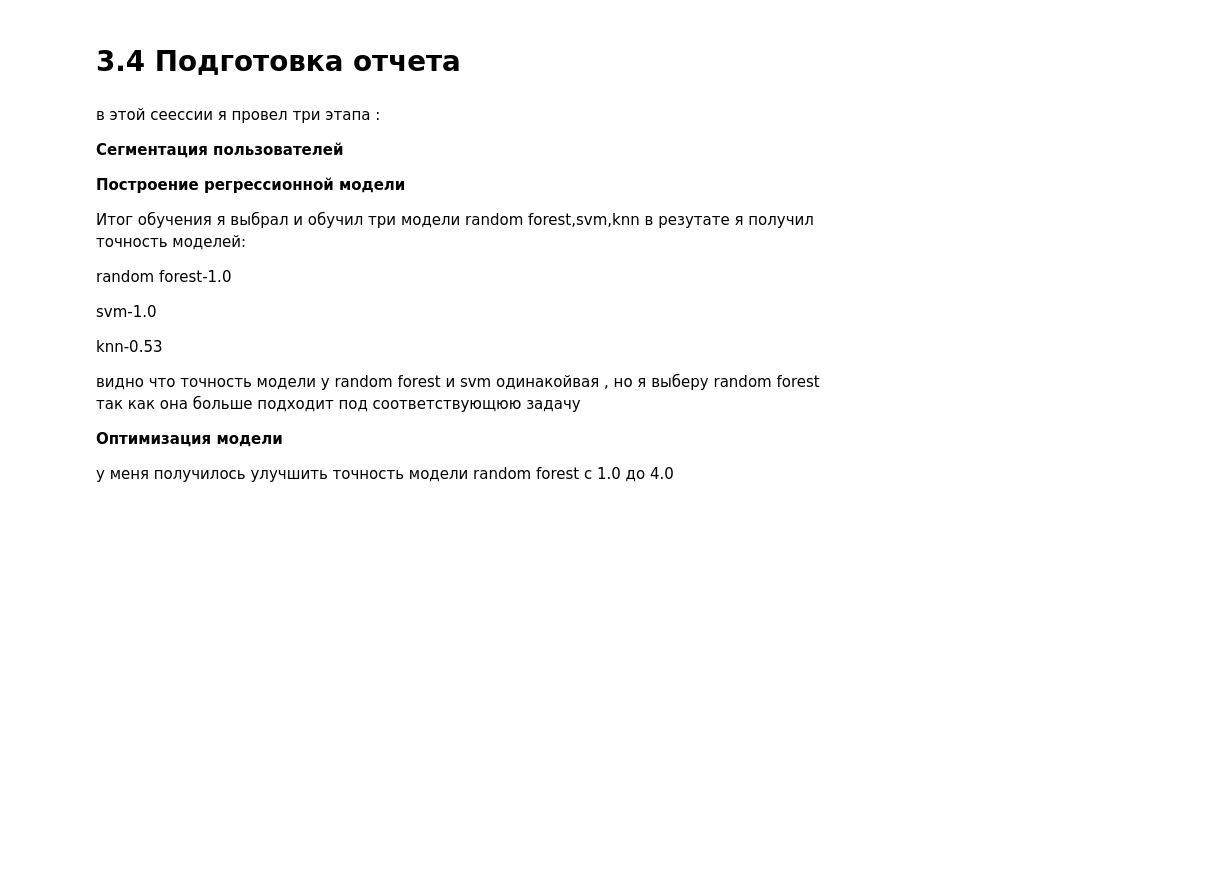
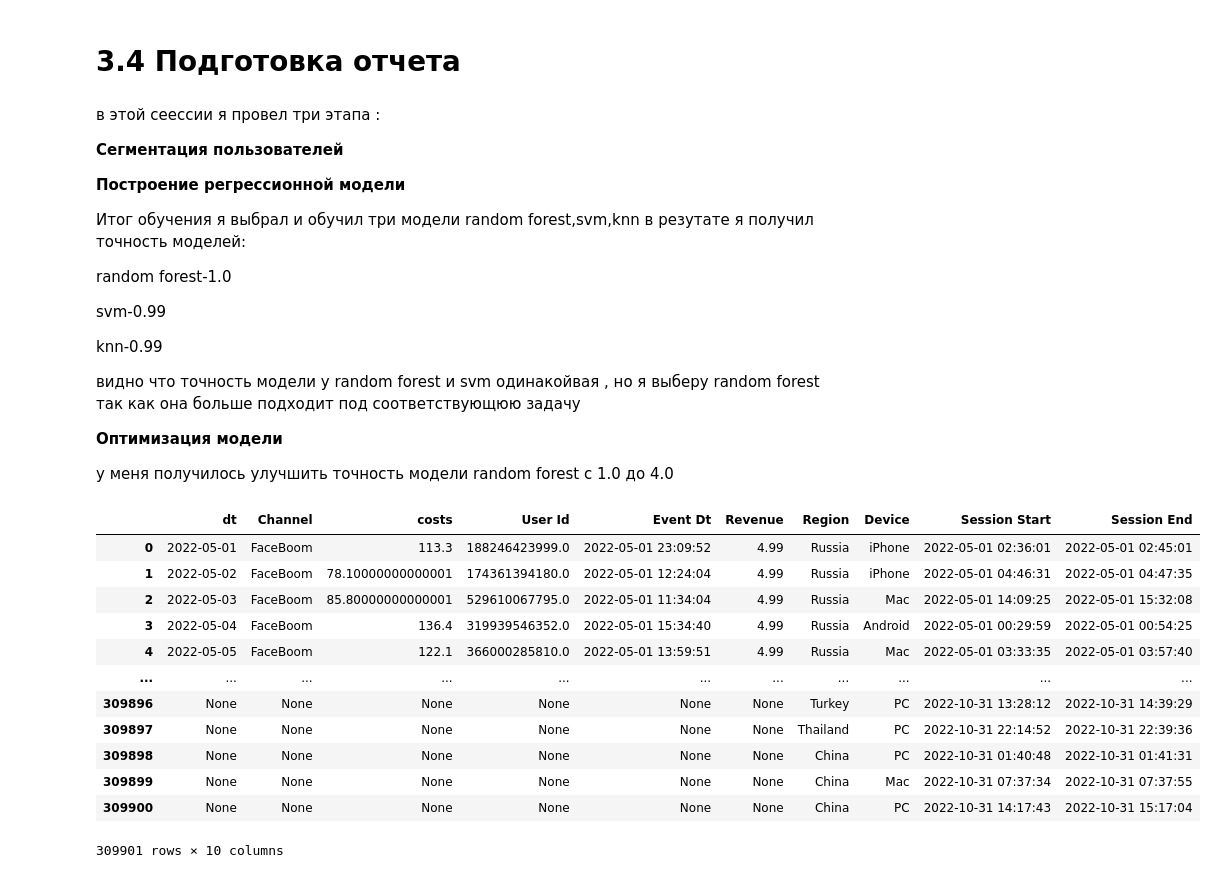
Before and after one commit to morfin264/marketing, a Jupyter notebook: Report_C3.ipynb, the cells around one changed output. Drawn from its saved outputs; the diff is of its cells as text; code cells hidden in the pictures; blank space fills up the shorter version.

```diff
--- a/Report_C3.ipynb
+++ b/Report_C3.ipynb
@@ -68,0 +40,32 @@ visitation.head()
+# %%
+conn = psycopg2.connect(
+    dbname="data",#то что под databases
+    user="postgres",
+    password="486252522",
+    host="localhost",
+    port="5433"
+)
+cursor = conn.cursor()
+cursor.execute("SELECT * FROM public.expenses")
+results = cursor.fetchall()
+
+expenses1 = pd.DataFrame(results)
+
+cursor = conn.cursor()
+cursor.execute("SELECT * FROM public.orders")
+results = cursor.fetchall()
+
+orders = pd.DataFrame(results)
+
+cursor = conn.cursor()
+cursor.execute("SELECT * FROM public.visitation")
+results = cursor.fetchall()
+
+visitation = pd.DataFrame(results)
+
+cursor = conn.cursor()
+cursor.execute("SELECT * FROM public.merged_data")
+results = cursor.fetchall()
+
+merged_data1 = pd.DataFrame(results)
+conn.close()
@@ -340,9 +564,9 @@ metrics.median_absolute_error(y_test, preds_logistic)
 
 random forest-1.0
 
-svm-1.0
+svm-0.99
 
-knn-0.53
+knn-0.99
 
 видно что точность модели у random forest и svm одинакойвая , но я выберу random forest так как она больше подходит под соответствующюю задачу
 
@@ -351,3 +575,19 @@ knn-0.53
 
 
 у меня получилось улучшить точность модели random forest с 1.0 до 4.0
+# %%
+merged_data1
+# %% [output]
+|  | dt | Channel | costs | User Id | Event Dt | Revenue | Region | Device | Session Start | Session End |
+| 0 | 2022-05-01 | FaceBoom | 113.3 | 188246423999.0 | 2022-05-01 23:09:52 | 4.99 | Russia | iPhone | 2022-05-01 02:36:01 | 2022-05-01 02:45:01 |
+| 1 | 2022-05-02 | FaceBoom | 78.10000000000001 | 174361394180.0 | 2022-05-01 12:24:04 | 4.99 | Russia | iPhone | 2022-05-01 04:46:31 | 2022-05-01 04:47:35 |
+| 2 | 2022-05-03 | FaceBoom | 85.80000000000001 | 529610067795.0 | 2022-05-01 11:34:04 | 4.99 | Russia | Mac | 2022-05-01 14:09:25 | 2022-05-01 15:32:08 |
+| 3 | 2022-05-04 | FaceBoom | 136.4 | 319939546352.0 | 2022-05-01 15:34:40 | 4.99 | Russia | Android | 2022-05-01 00:29:59 | 2022-05-01 00:54:25 |
+| 4 | 2022-05-05 | FaceBoom | 122.1 | 366000285810.0 | 2022-05-01 13:59:51 | 4.99 | Russia | Mac | 2022-05-01 03:33:35 | 2022-05-01 03:57:40 |
+| ... | ... | ... | ... | ... | ... | ... | ... | ... | ... | ... |
+| 309896 | None | None | None | None | None | None | Turkey | PC | 2022-10-31 13:28:12 | 2022-10-31 14:39:29 |
+| 309897 | None | None | None | None | None | None | Thailand | PC | 2022-10-31 22:14:52 | 2022-10-31 22:39:36 |
+| 309898 | None | None | None | None | None | None | China | PC | 2022-10-31 01:40:48 | 2022-10-31 01:41:31 |
+| 309899 | None | None | None | None | None | None | China | Mac | 2022-10-31 07:37:34 | 2022-10-31 07:37:55 |
+| 309900 | None | None | None | None | None | None | China | PC | 2022-10-31 14:17:43 | 2022-10-31 15:17:04 |
+309901 rows × 10 columns
```
Also changed, not shown: parts of 44 cells of this notebook.
